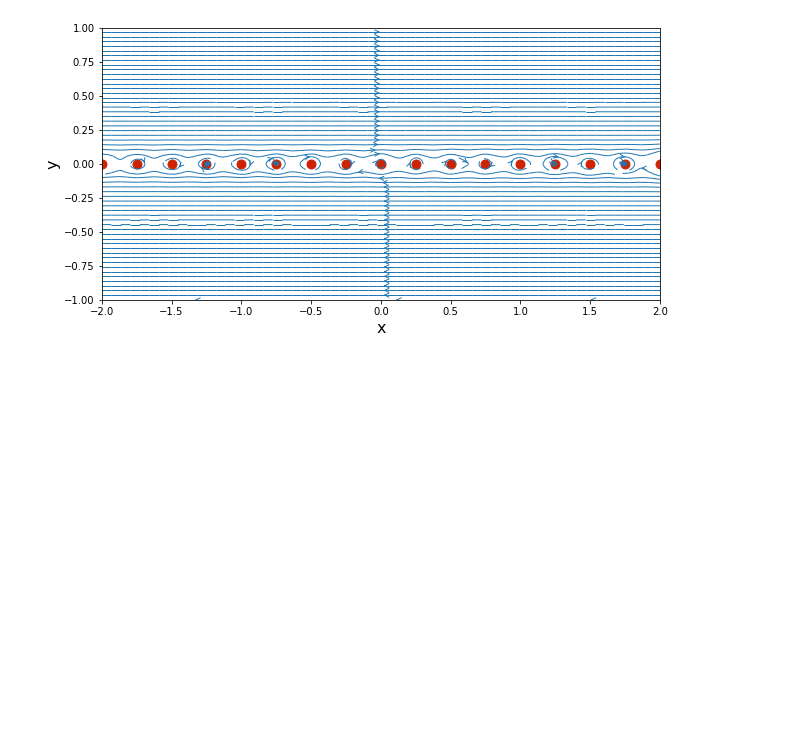
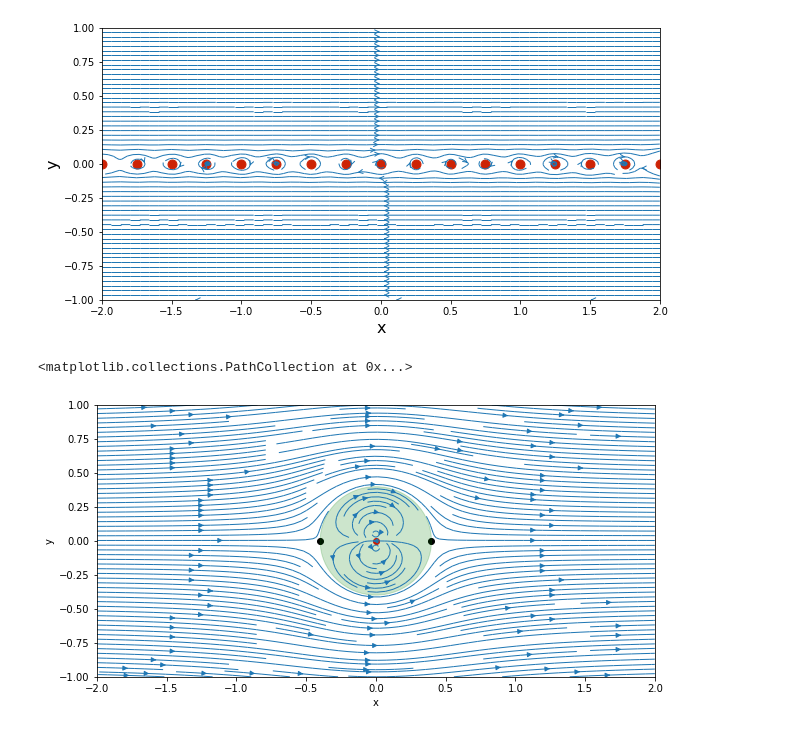
Before and after one commit to djpalumbo18/mae6226, a Jupyter notebook: class_vortex_exercise.ipynb, the cells around one changed output. Saved outputs shown, nothing was run; the diff lists cells and outputs as text; code cells hidden in the pictures; blank space fills up the shorter version.

```diff
--- a/class_vortex_exercise.ipynb
+++ b/class_vortex_exercise.ipynb
@@ -205,3 +205,51 @@ plt.streamplot(X, Y, u_sin, v_sin, density=2, linewidth=1, arrowsize=1, arrowsty
 plt.scatter(x_vortex_inf, y_vortex_inf, color='#CD2305', s=80, marker='o');
 # %% [output]
 [figure]
+# %%
+kappa = 1.0
+x_doublet, y_doublet=0.0,0.0
+u_inf = 1.0
+# %%
+def get_velocity_doublet(strength, xd,yd, X,Y):
+    u = (-strength/(2*math.pi)*
+        ((X-xd)**2-(Y-yd)**2)/
+        ((X-xd)**2 + (Y-yd)**2)**2)
+    v = (-strength/(2*math.pi)*2*
+        (X-xd)*(Y-yd)/ ((X-xd)**2 + (Y-yd)**2)**2)
+    return u,v
+
+def get_stream_function_doublet(strength, xd,yd,X,Y):
+    psi = -strength /(2*math.pi)*(Y-yd)/((X-xd)**2 +(Y-yd)**2)
+    return psi
+
+u_doublet, v_doublet = get_velocity_doublet(kappa,x_doublet, y_doublet, X,Y)
+psi_doublet = get_stream_function_doublet(kappa,x_doublet, y_doublet, X,Y)
+u_freestream = u_inf * np.ones((N,N),dtype=float)
+v_freestream = np.zeros((N,N), dtype=float)
+psi_freestream = u_inf*Y
+u = u_freestream +u_doublet
+v = v_freestream + v_doublet
+psi = psi_freestream + psi_doublet
+# %%
+width = 10
+height = (y_end - y_start)/ (x_end-x_start)*width
+plt.figure(figsize=(width,height))
+plt.xlabel('x')
+plt.ylabel('y')
+plt.xlim(x_start,x_end)
+plt.ylim(y_start,y_end)
+plt.streamplot(X,Y,u,v,density=2, linewidth =1, arrowsize=1)
+plt.scatter(x_doublet, y_doublet, color ='red')
+
+#find circle radius
+R = math.sqrt(kappa/(2*math.pi*u_inf))
+circle = plt.Circle((0,0),radius=R, color ='green', alpha= 0.2)
+plt.gca().add_patch(circle)
+
+#stagnation points added to figure
+x_stagn1, y_stagn1 = +math.sqrt(kappa/(2*math.pi*u_inf)),0.0
+x_stagn2, y_stagn2 = -math.sqrt(kappa/(2*math.pi*u_inf)),0.0
+plt.scatter([x_stagn1,x_stagn2],[y_stagn1,y_stagn2],color='black')
+# %% [output]
+<matplotlib.collections.PathCollection at 0x...>
+[figure, added]
```
Also changed, not shown: parts of 4 cells of this notebook.
